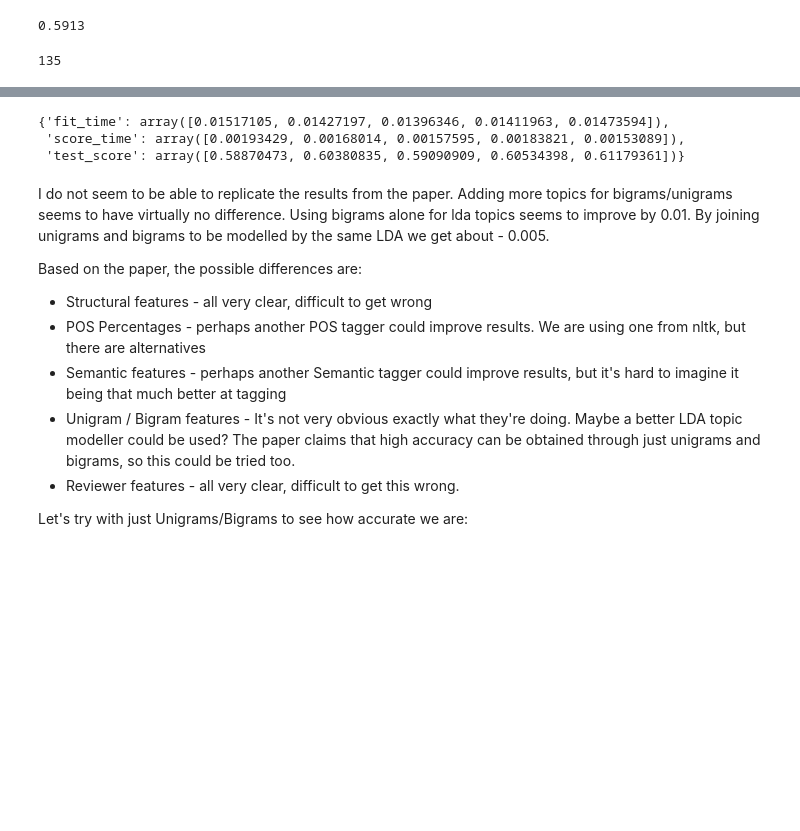
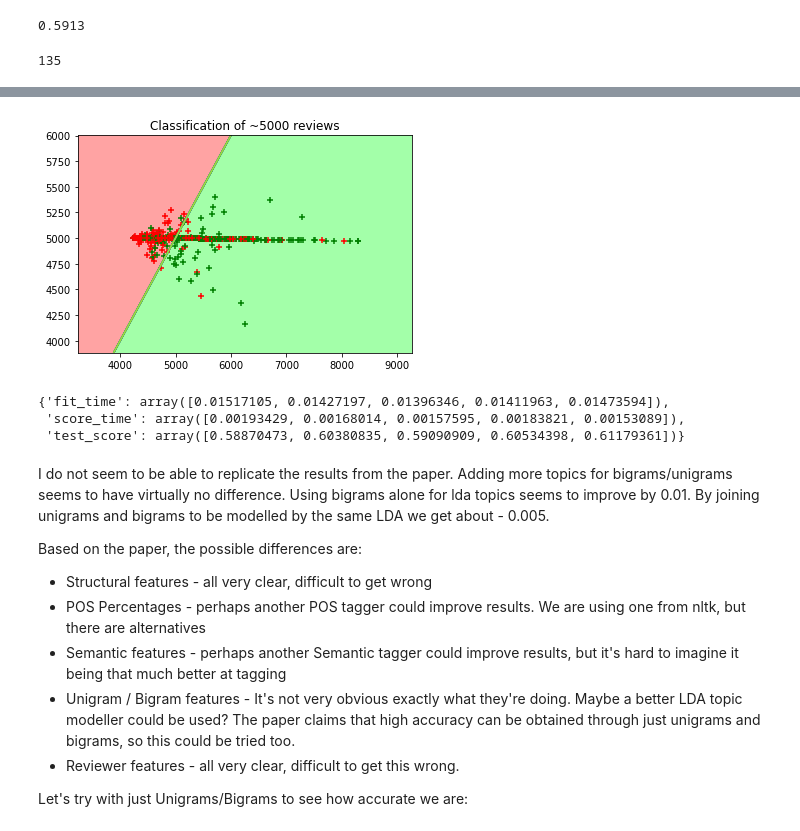
Before and after one commit to CPSSD/LUCAS, a Jupyter notebook: LUCAS/notebooks/yelp/2_nbayes_BetterFeatures.ipynb, the cells around one changed output, grey strips where cells are left out. Drawn from its saved outputs; the diff is of its cells as text; code cells hidden in the pictures; blank space fills up the shorter version.

```diff
--- a/LUCAS/notebooks/yelp/2_nbayes_BetterFeatures.ipynb
+++ b/LUCAS/notebooks/yelp/2_nbayes_BetterFeatures.ipynb
@@ -270,3 +296,17 @@ Z = Z.reshape(xx.shape)
+# %%
+a = "plt.subplot(rows, 2, subplot_number)"
+import matplotlib.pyplot as plt
+plt.contourf(xx, yy, Z, colors=['#a3ffa9', '#ffa3a3', 'black'], extend="both")
+for i in range(1000):#nData2D.shape[0]):
+    if targets[i] == 1:
+        plt.scatter(sData2D[i,0], sData2D[i,1], c="r", marker='+')
+    if targets[i] == 0:
+        plt.scatter(sData2D[i,0], sData2D[i,1], c="g", marker='+')
+plt.contour(xx, yy, Z)
+plt.title("Classification of ~5000 reviews")
+plt.show()
+# %% [output]
+[figure, added]
 # %%
 from sklearn.naive_bayes import MultinomialNB
 cnb = MultinomialNB()
```
Also changed, not shown: parts of 2 cells of this notebook.
